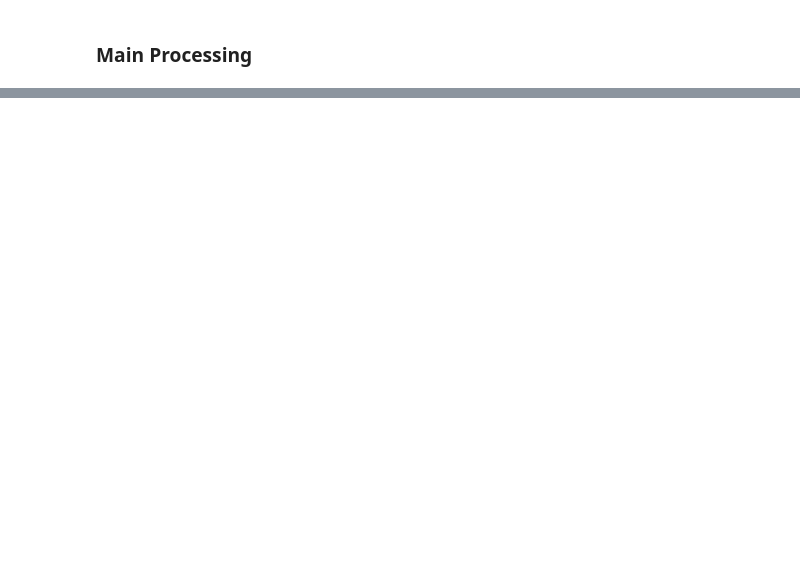
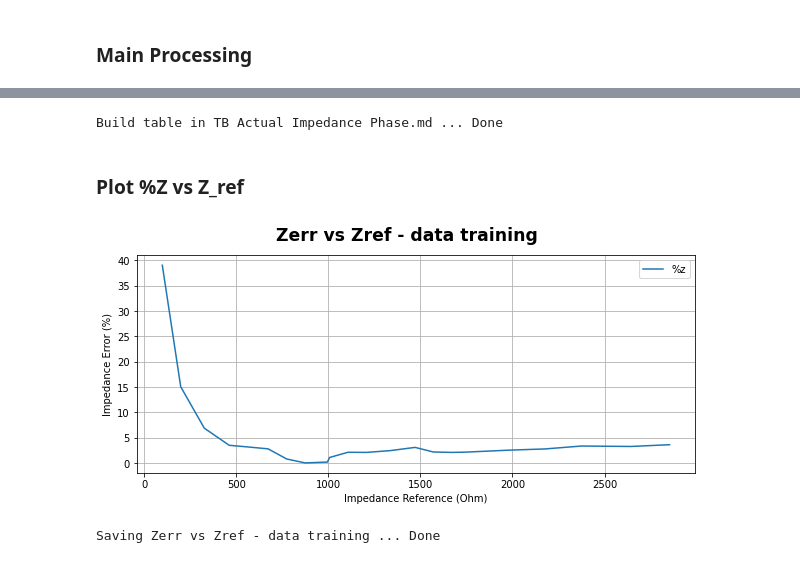
Before and after one commit to mahaamesha/body-impedance-measurement, a Jupyter notebook: src/training_data.ipynb, the cells around one changed output, grey strips where cells are left out. Drawn from its saved outputs; the diff is of its cells as text; code cells hidden in the pictures; blank space fills up the shorter version.

```diff
--- a/src/training_data.ipynb
+++ b/src/training_data.ipynb
@@ -24,3 +29,6 @@ fend = 50e3
+# %%
+folder_data_training_name = train.detect_folder_data_training(data_path)
+train.copy_all_files_to_data_training_folder(data_path, folder_data_training_name)
 # %% [markdown]
 ### Considering Internal Factor
 # %%
@@ -122,0 +142,5 @@ NameError: name 'internal_flag' is not defined
+# %%
+# create dataframe from final file_variation.json
+header = ["variation", "z_ref", "z_avg", "%z", "\u03C6_ref", "\u03C6_avg", "%\u03C6"]
+data_key = ["variation", "z_ref", "z_avg", "z_err", "phase_ref", "phase_avg", "phase_err"]
+df_z_phase = proc.build_df_from_file_json(header, data_key, file_path="tmp/training_variation.json")
@@ -122,0 +164,14 @@ NameError: name 'internal_flag' is not defined
+# %%
+train.create_markdown_table_from_dataframe(df_z_phase, filename=fn1, saved_dirname=saved_dirname)
+# %% [output]
+Build table in TB Actual Impedance Phase.md ... Done
+# %% [markdown]
+### Plot %Z vs Z_ref
+# %%
+graph_relation_Zerr_and_R(df_z_phase, folder_path_i, saved_dirname,
+                                x_data="z_ref", y_data="%z",
+                                x_label="Impedance Reference (Ohm)", y_label="Impedance Error (%)",
+                                suptitle_prefix="Zerr vs Zref")
+# %% [output]
+[figure, added]
+Saving Zerr vs Zref - data training ... Done
```
Also changed, not shown: parts of 18 cells of this notebook, 12 other files.
